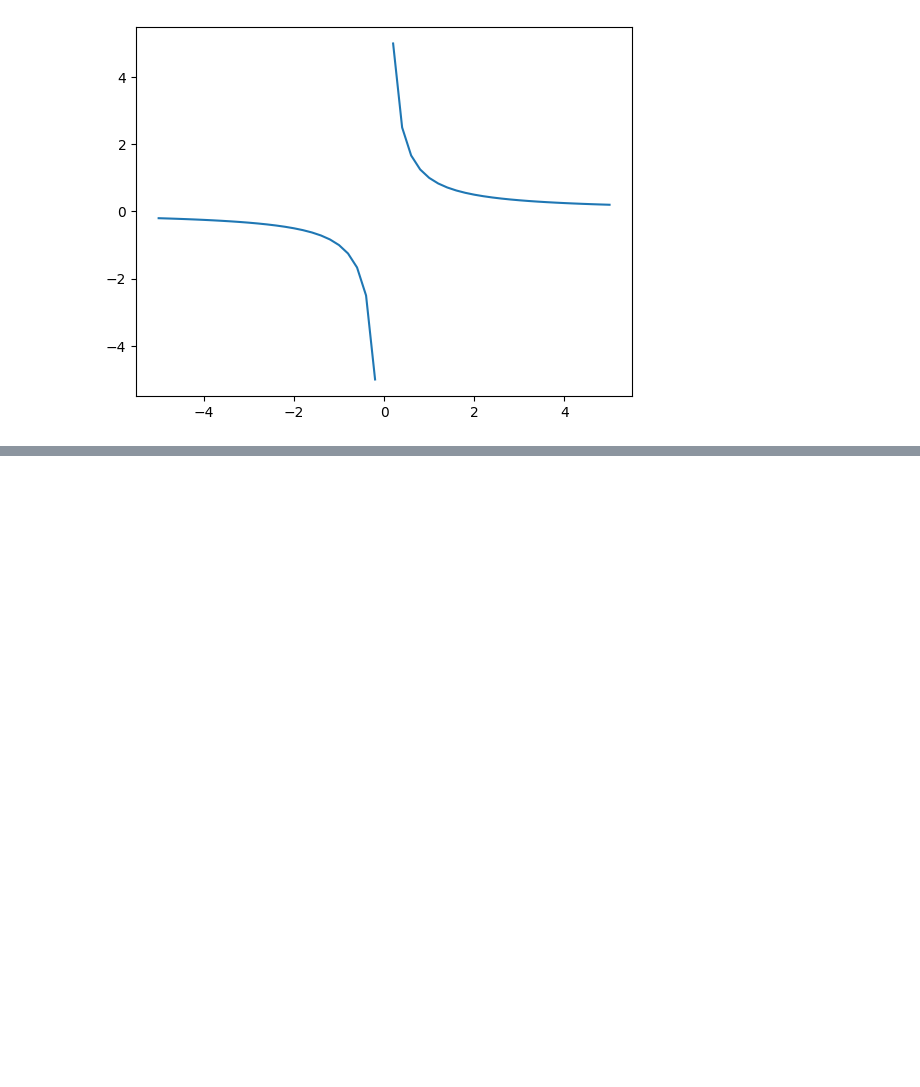
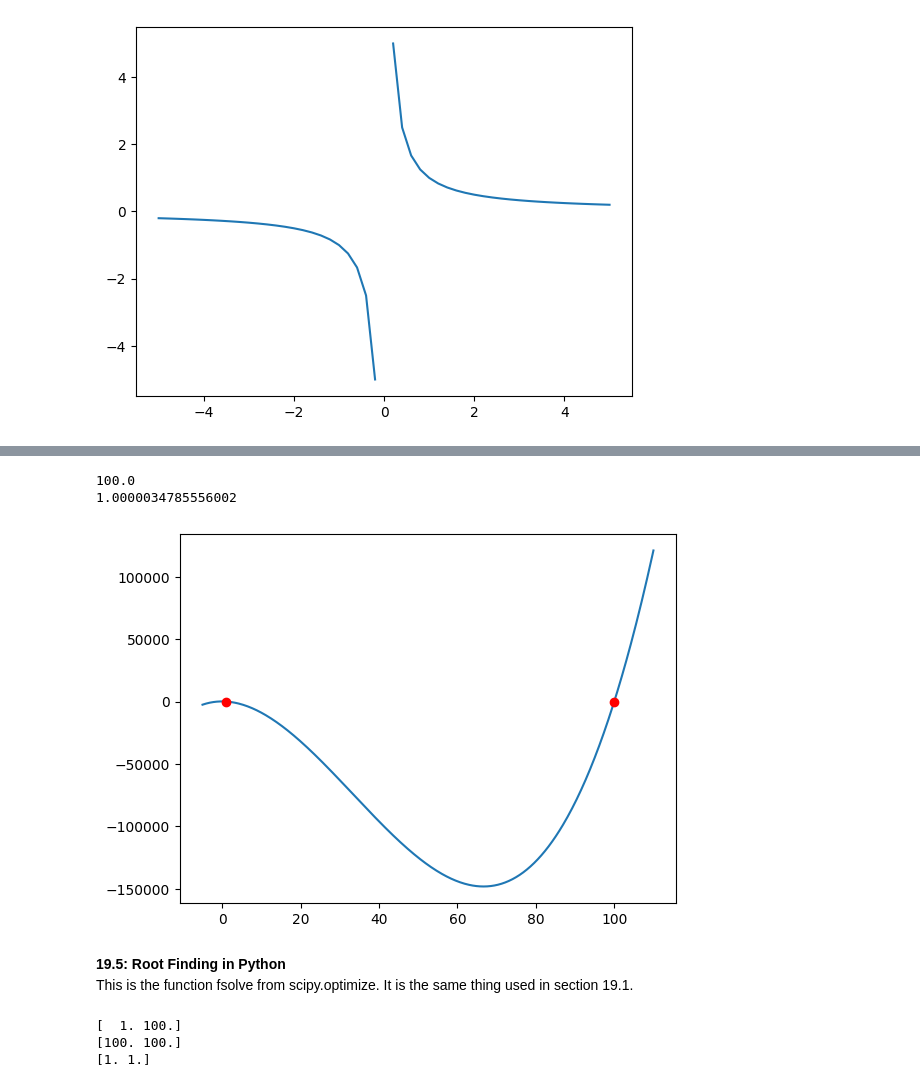
Before and after one commit to CalebaR/MAT-421, a Jupyter notebook: ModuleC.ipynb, the cells around one changed output, grey strips where cells are left out. Drawn from its saved outputs; the diff is of its cells as text; code cells hidden in the pictures; blank space fills up the shorter version.

```diff
--- a/ModuleC.ipynb
+++ b/ModuleC.ipynb
@@ -59,0 +117,42 @@ Tolerance is the amount of error that is accepted. It is chosen by a person. For
+# %%
+def my_newton(f, df, x0, tol):
+    # output is an estimation of the root of f
+    # using the Newton Raphson method
+    # recursive implementation
+    # f is function. df is the derivative of f
+    # x0 is the initial guess
+    if abs(f(x0)) < tol:
+        return x0
+    else:
+        return my_newton(f, df, x0 - f(x0)/df(x0), tol)
+
+x = np.linspace(-5, 110, 500)
+y = x**3-100*x**2-x+100
+plt.plot(x,y)
+
+f = lambda x: x**3-100*x**2-x+100
+deriv = lambda x: 3*x**3 - 200*x -1
+
+print(my_newton(f,deriv,0,0.1)) # initial guess of 0 gives root of 100 when there is a root at 1
+print(my_newton(f,deriv,3,0.1)) # initial guess of 3 gives root of 1 when there is a root at 100
+
+plt.plot(my_newton(f,deriv,0,0.1),0,'or')
+plt.plot(my_newton(f,deriv,3,0.1),0,'or');
+# %% [output]
+100.0
+1.0000034785556002
+[figure, added]
+# %% [markdown]
+**19.5: Root Finding in Python**\
+This is the function fsolve from scipy.optimize. It is the same thing used in section 19.1.
+# %%
+f = lambda x: x**3-100*x**2-x+100
+
+print(optimize.fsolve(f, [2, 80])) #array [2,80] are estimation values for the roots. It is required
+
+print(optimize.fsolve(f, [0, 120])) #the estimation values have to be somewhat accurate. this is wrong
+print(optimize.fsolve(f, [10, 50])) #this is wrong
+# %% [output]
+[  1. 100.]
+[100. 100.]
+[1. 1.]
```
Also changed, not shown: parts of 8 cells of this notebook.
